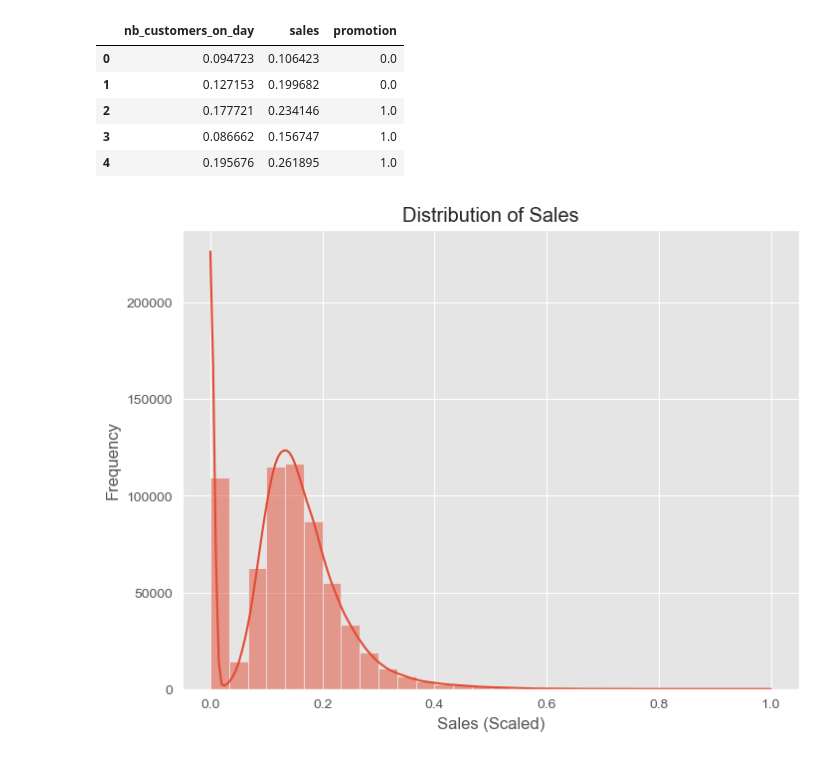
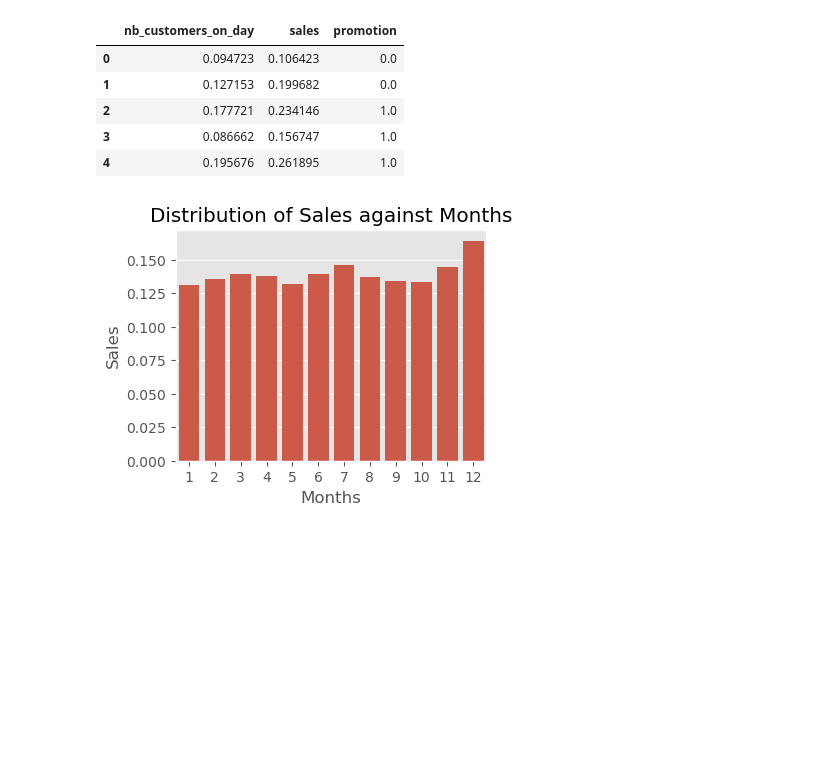
Before and after one commit to ironhack-fhieber/ironkaggle, a Jupyter notebook: main.ipynb, the cells around one changed output. Cells and saved outputs as stored; diff of their text form; code cells hidden in the pictures; blank space fills up the shorter version.

Commit message:
New version of ML model

```diff
--- a/main.ipynb
+++ b/main.ipynb
@@ -44,3 +43,4 @@ sales_data.head()
 # %%
-sales_data.columns.values[0] = "something"
+# Rename unnamed first column
+sales_data.rename(columns={'Unnamed: 0':'something'}, inplace=True)
 sales_data.head()
@@ -47,3 +53,0 @@ sales_data.head()
-# %%
-
-sales_data.drop(columns=['something', 'store_ID'], inplace=True)
@@ -51,0 +54,6 @@ KeyError: "['something'] not found in axis"
+# %%
+# Only keep month of date column (and convert to integer) to account for seasonal fluctuations in sales
+# Drop date, unnamed and store ID columns as these are not informative for the model
+sales_data["month"] = pd.to_numeric(sales_data['date'].str[5:7])
+sales_data.drop(["something", "store_ID", "date"], axis = "columns", inplace=True)
+sales_data.head()
@@ -92,13 +107,13 @@ sales_data[columns_to_scale].head()
 # Set plot style
 plt.style.use('ggplot')
 # %%
-# 1. Analyze the distribution of the 'sales' variable
-plt.figure(figsize=(8, 6))
-sns.histplot(sales_data['sales'], bins=30, kde=True)
-plt.title('Distribution of Sales')
-plt.xlabel('Sales (Scaled)')
-plt.ylabel('Frequency')
+# Analyze the distribution of the 'sales' variable against the months of the year
+plt.figure(figsize=(4, 3))
+sns.barplot(x="month", y="sales", data=sales_data, errorbar=None)
+plt.title('Distribution of Sales against Months')
+plt.xlabel('Months')
+plt.ylabel('Sales')
 plt.show()
 # %% [output]
-[figure, old version]
+[figure, new version]
 # %%
```
Also changed, not shown: parts of 12 cells of this notebook.
